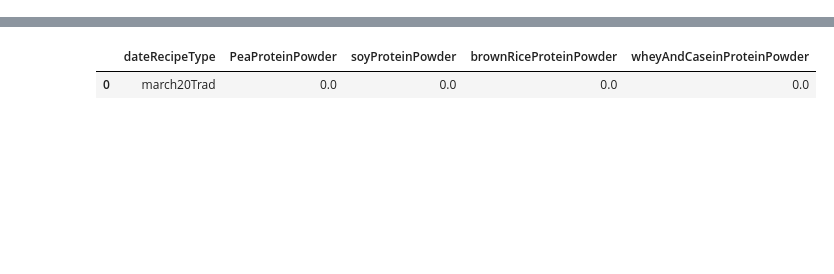
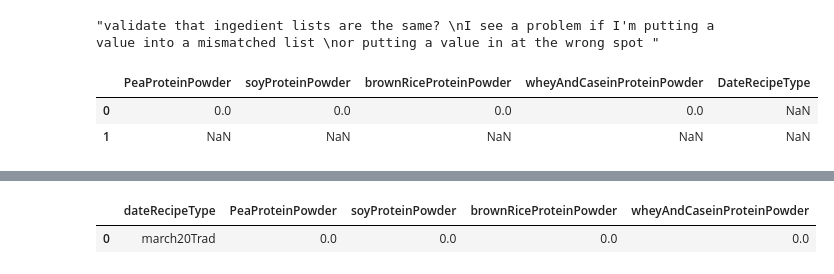
Before and after one commit to maxdickinson/DataTables, a Jupyter notebook: RecipesNutritionWorkbook.ipynb, the cells around one changed output, grey strips where cells are left out. Cells and saved outputs as stored; diff of their text form; code cells hidden in the pictures; blank space fills up the shorter version.

```diff
--- a/RecipesNutritionWorkbook.ipynb
+++ b/RecipesNutritionWorkbook.ipynb
@@ -81,0 +117,6 @@ addDateType(recipeName,ingredientsFrameList)
+# %%
+'''validate that ingedient lists are the same?
+I see a problem if I'm putting a value into a mismatched list
+or putting a value in at the wrong spot '''
+# %% [output]
+"validate that ingedient lists are the same? \nI see a problem if I'm putting a value into a mismatched list \nor putting a value in at the wrong spot "
@@ -99,3 +184,9 @@ addDateType(recipeName , [allIngredientsFrame])
+# %%
+ingredientsFrameList[1]
+# %% [output]
+|  | PeaProteinPowder | soyProteinPowder | brownRiceProteinPowder | wheyAndCaseinProteinPowder | DateRecipeType |
+| 0 | 0.0 | 0.0 | 0.0 | 0.0 | NaN |
+| 1 | NaN | NaN | NaN | NaN | NaN |
 # %%
 #MAKE a big frame of the ingredients
 allIngredientsFrame = pd.DataFrame()
```
Also changed, not shown: parts of 33 cells of this notebook, 2 other files.
